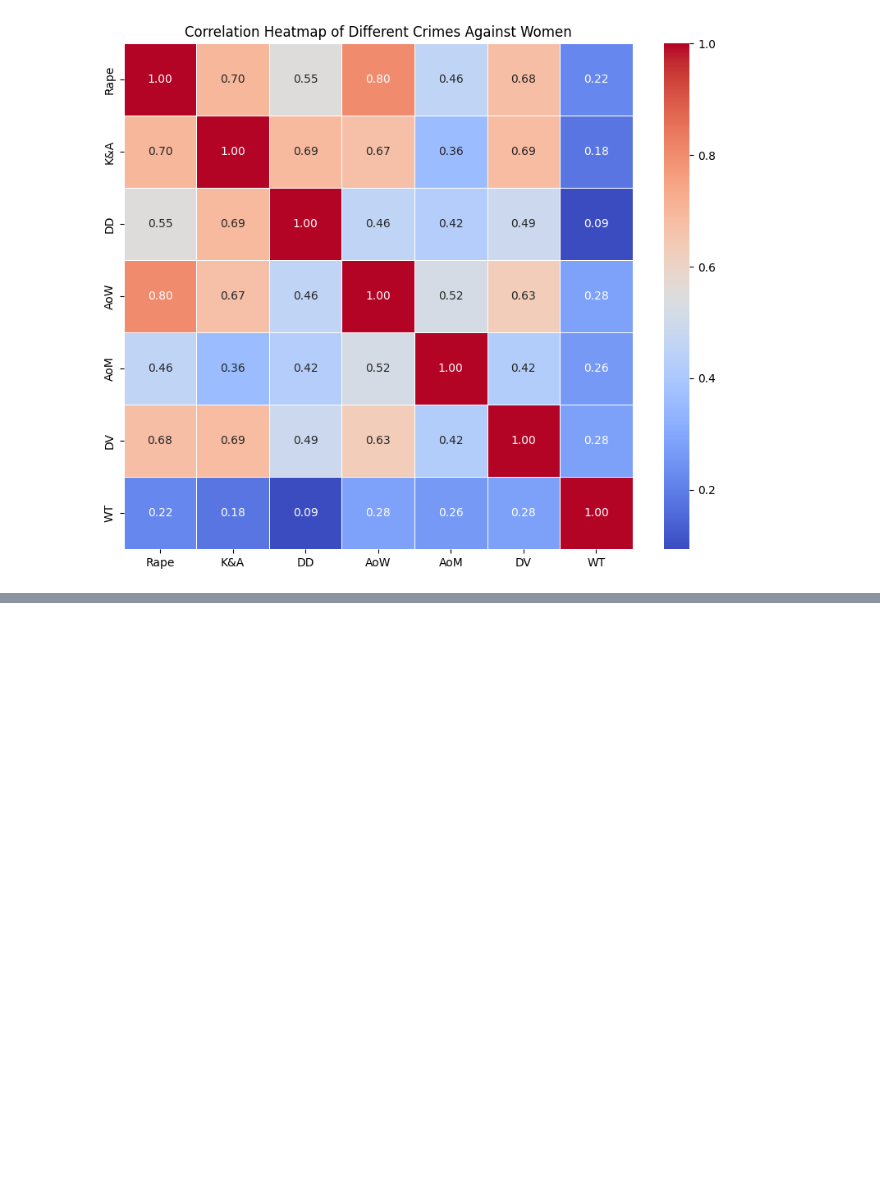
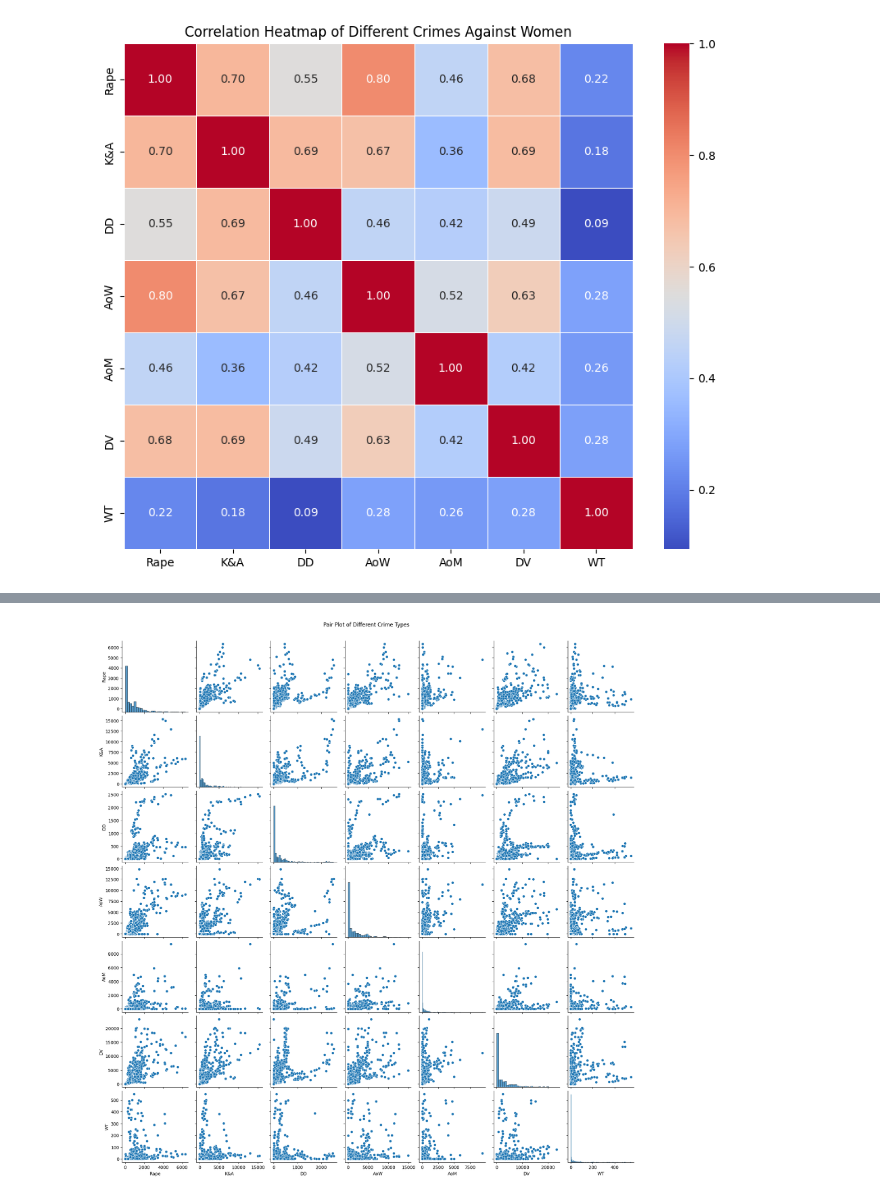
Before and after one commit to Amannpy/Data-Analysis, a Jupyter notebook: crime-against-women-2001-2021.ipynb, the cells around one changed output, grey strips where cells are left out. Saved outputs shown, nothing was run; the diff lists cells and outputs as text; code cells hidden in the pictures; blank space fills up the shorter version.

```diff
--- a/crime-against-women-2001-2021.ipynb
+++ b/crime-against-women-2001-2021.ipynb
@@ -453,0 +464,6 @@ Dropdown(description='Select State', options=('Andhra Pradesh', 'Arunachal Prade
+# %%
+sns.pairplot(data[['Rape', 'K&A', 'DD', 'AoW', 'AoM', 'DV', 'WT']])
+plt.suptitle('Pair Plot of Different Crime Types', y=1.02)
+plt.show()
+# %% [output]
+[figure, added]
```
Also changed, not shown: parts of 25 cells of this notebook.
